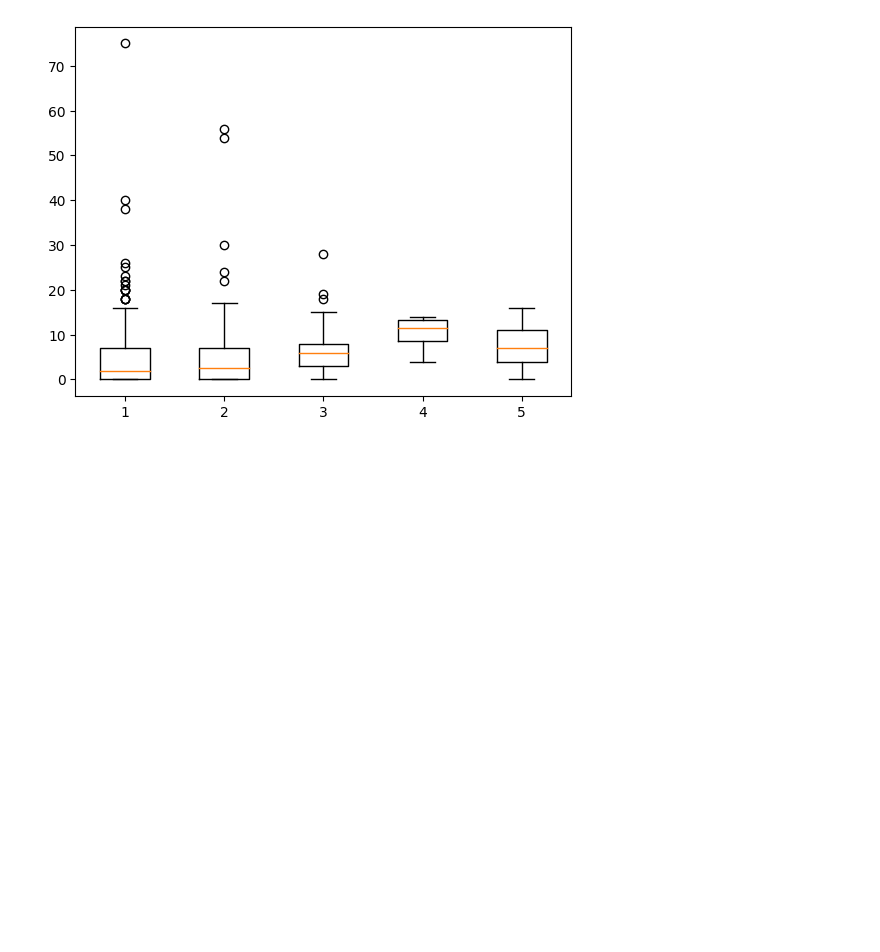
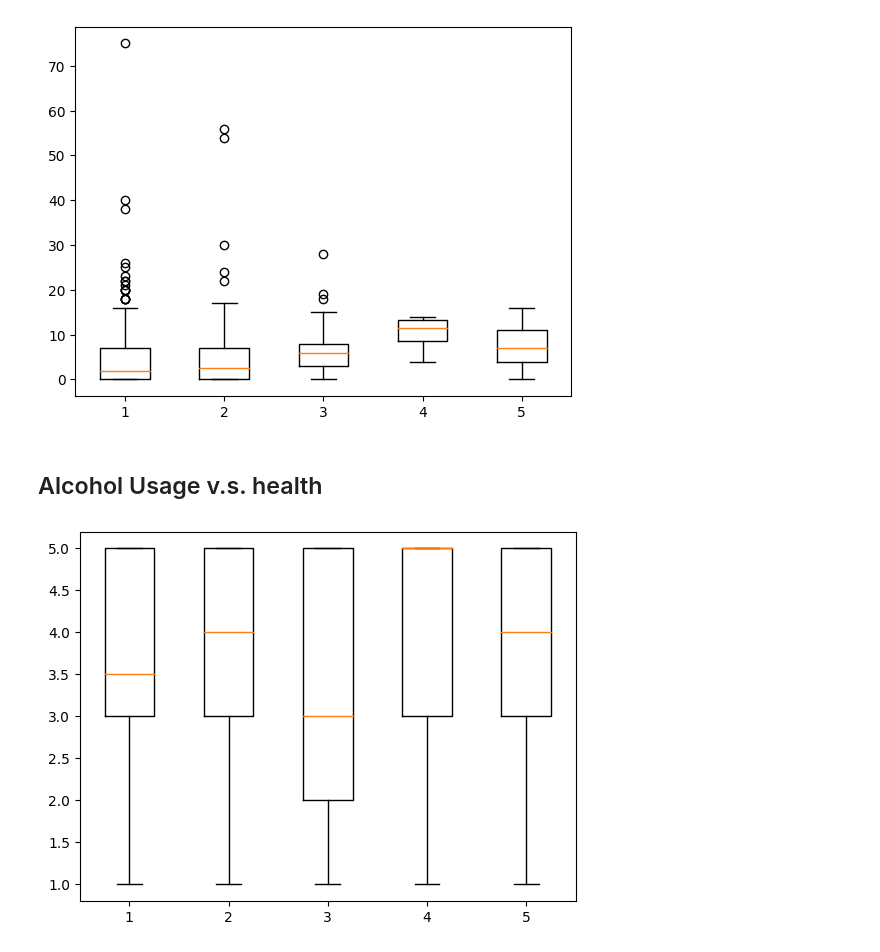
Before and after one commit to KeterWen/22FALL_ECE143_GROUP13, a Jupyter notebook: exploration/Alcohol_Effect.ipynb, the cells around one changed output. Cells and saved outputs as stored; diff of their text form; code cells hidden in the pictures; blank space fills up the shorter version.

```diff
--- a/exploration/Alcohol_Effect.ipynb
+++ b/exploration/Alcohol_Effect.ipynb
@@ -100,3 +102,10 @@ d = plot_box("Dalc", "absences")
 t = matplotlib.pyplot.boxplot(d)
 # %% [output]
 [figure]
+# %% [markdown]
+## Alcohol Usage v.s. health
+# %%
+d = plot_box("Walc", "health")
+t = matplotlib.pyplot.boxplot(d)
+# %% [output]
+[figure, added]
```
Also changed, not shown: parts of 1 cell of this notebook, 2 other files.
